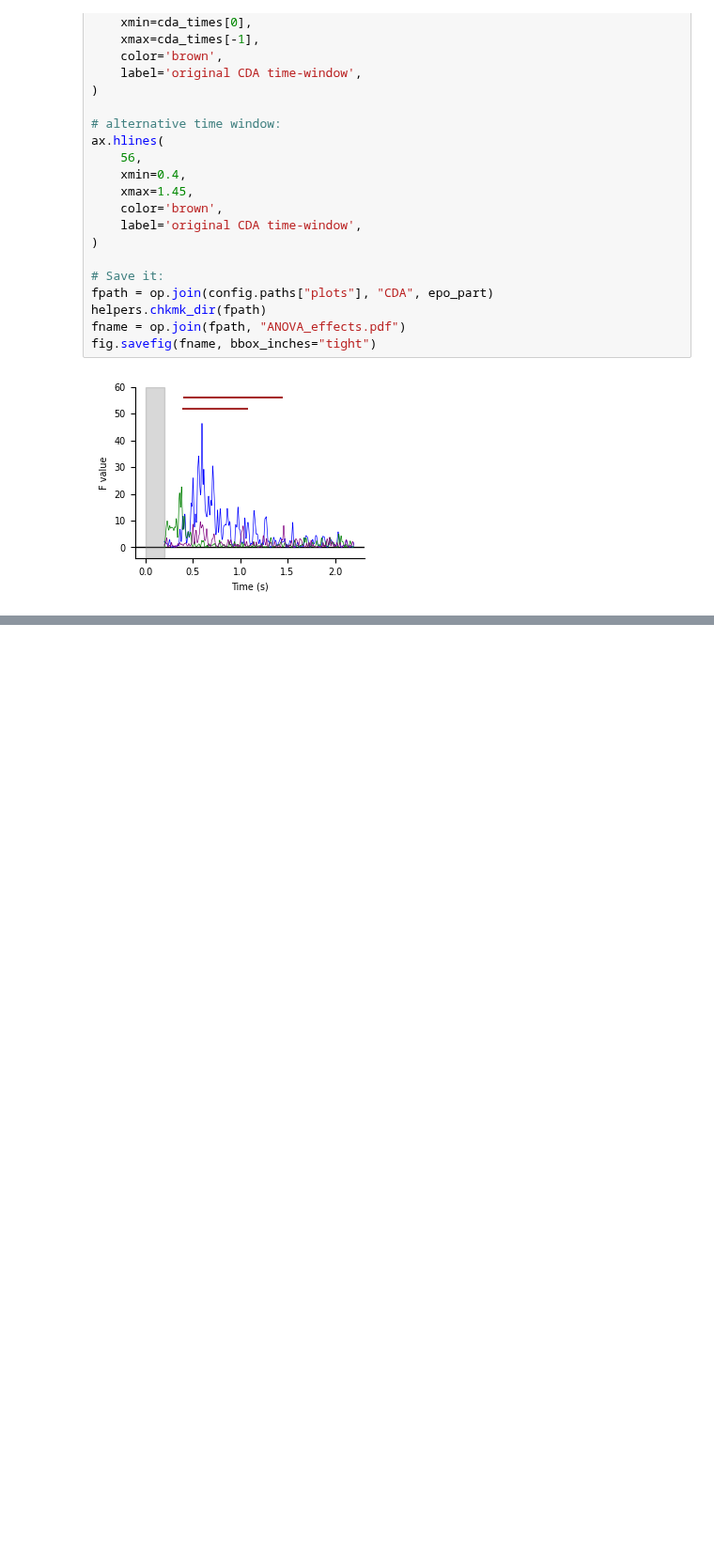
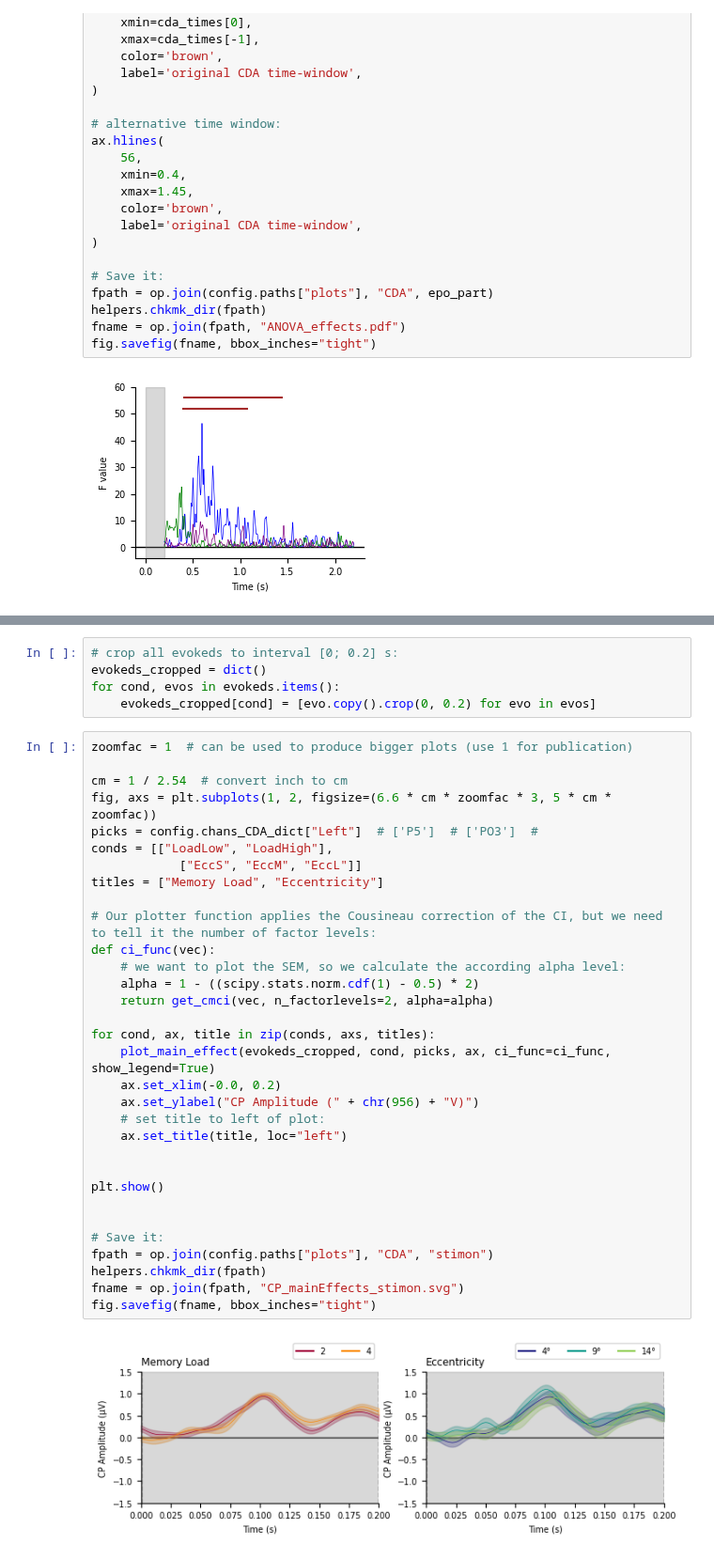
Before and after one commit to eioe/vMemEcc-Analyses, a Jupyter notebook: Analyses_Py/Pipeline_clean/03.0_calculate_ERPs.ipynb, the cells around one changed output, grey strips where cells are left out. Shown at 94% size. Saved outputs shown, nothing was run; the diff lists cells and outputs as text; blank space fills up the shorter version.

```diff
--- a/Analyses_Py/Pipeline_clean/03.0_calculate_ERPs.ipynb
+++ b/Analyses_Py/Pipeline_clean/03.0_calculate_ERPs.ipynb
@@ -1085,0 +1129,39 @@ fig.savefig(fname, bbox_inches="tight")
+# %%
+# crop all evokeds to interval [0; 0.2] s:
+evokeds_cropped = dict()
+for cond, evos in evokeds.items():
+    evokeds_cropped[cond] = [evo.copy().crop(0, 0.2) for evo in evos]
+# %%
+zoomfac = 1  # can be used to produce bigger plots (use 1 for publication)
+
+cm = 1 / 2.54  # convert inch to cm
+fig, axs = plt.subplots(1, 2, figsize=(6.6 * cm * zoomfac * 3, 5 * cm * zoomfac))
+picks = config.chans_CDA_dict["Left"]  # ['P5']  # ['PO3']  #
+conds = [["LoadLow", "LoadHigh"],
+            ["EccS", "EccM", "EccL"]]
+titles = ["Memory Load", "Eccentricity"]
+
+# Our plotter function applies the Cousineau correction of the CI, but we need to tell it the number of factor levels:
+def ci_func(vec):
+    # we want to plot the SEM, so we calculate the according alpha level:
+    alpha = 1 - ((scipy.stats.norm.cdf(1) - 0.5) * 2)
+    return get_cmci(vec, n_factorlevels=2, alpha=alpha)
+
+for cond, ax, title in zip(conds, axs, titles):
+    plot_main_effect(evokeds_cropped, cond, picks, ax, ci_func=ci_func, show_legend=True)
+    ax.set_xlim(-0.0, 0.2)
+    ax.set_ylabel("CP Amplitude (" + chr(956) + "V)")
+    # set title to left of plot:
+    ax.set_title(title, loc="left")
+
+
+plt.show()
+
+
+# Save it:
+fpath = op.join(config.paths["plots"], "CDA", "stimon")
+helpers.chkmk_dir(fpath)
+fname = op.join(fpath, "CP_mainEffects_stimon.svg")
+fig.savefig(fname, bbox_inches="tight")
+# %% [output]
+[figure, added]
```
Also changed, not shown: parts of 11 cells of this notebook, 1 other file.
